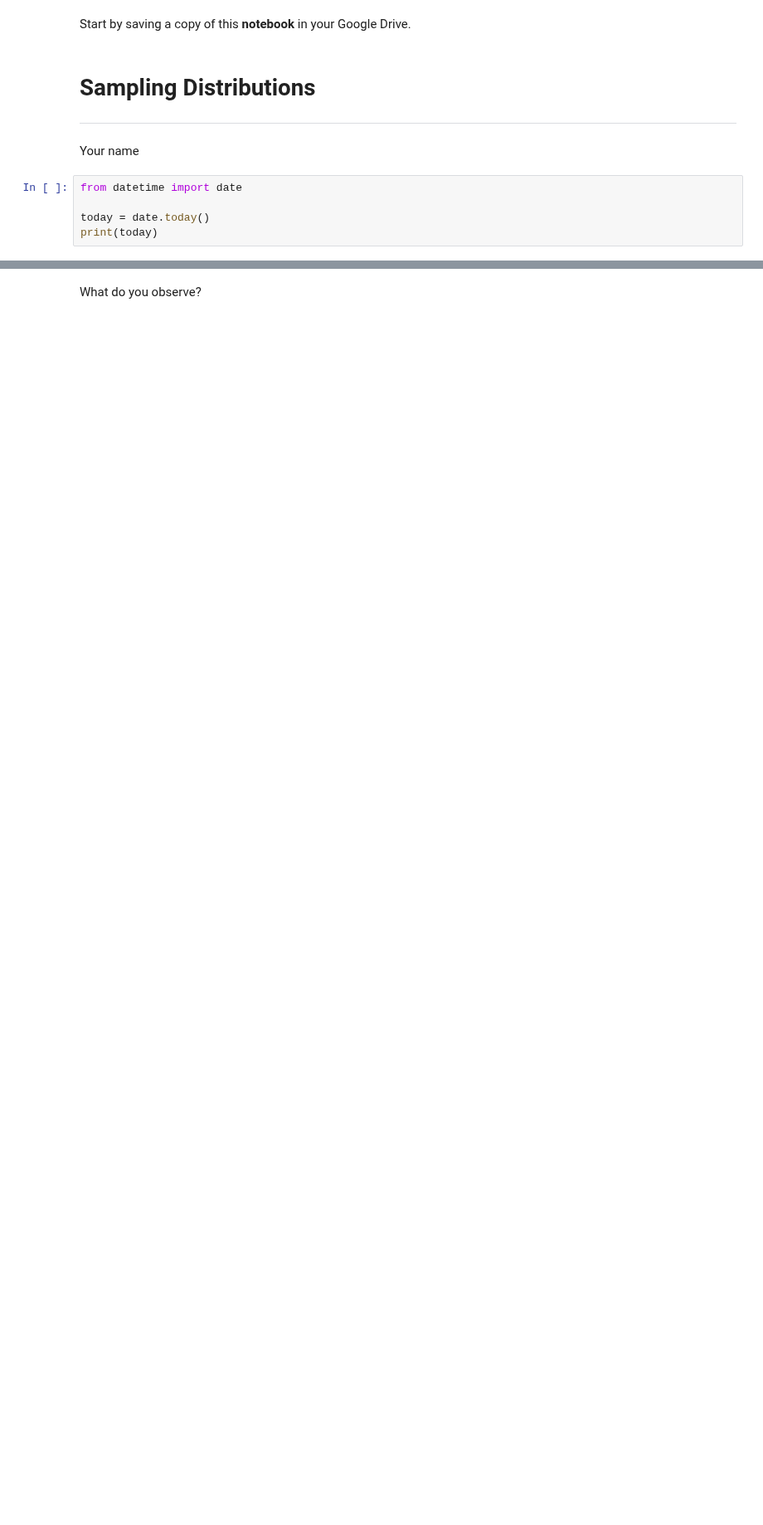
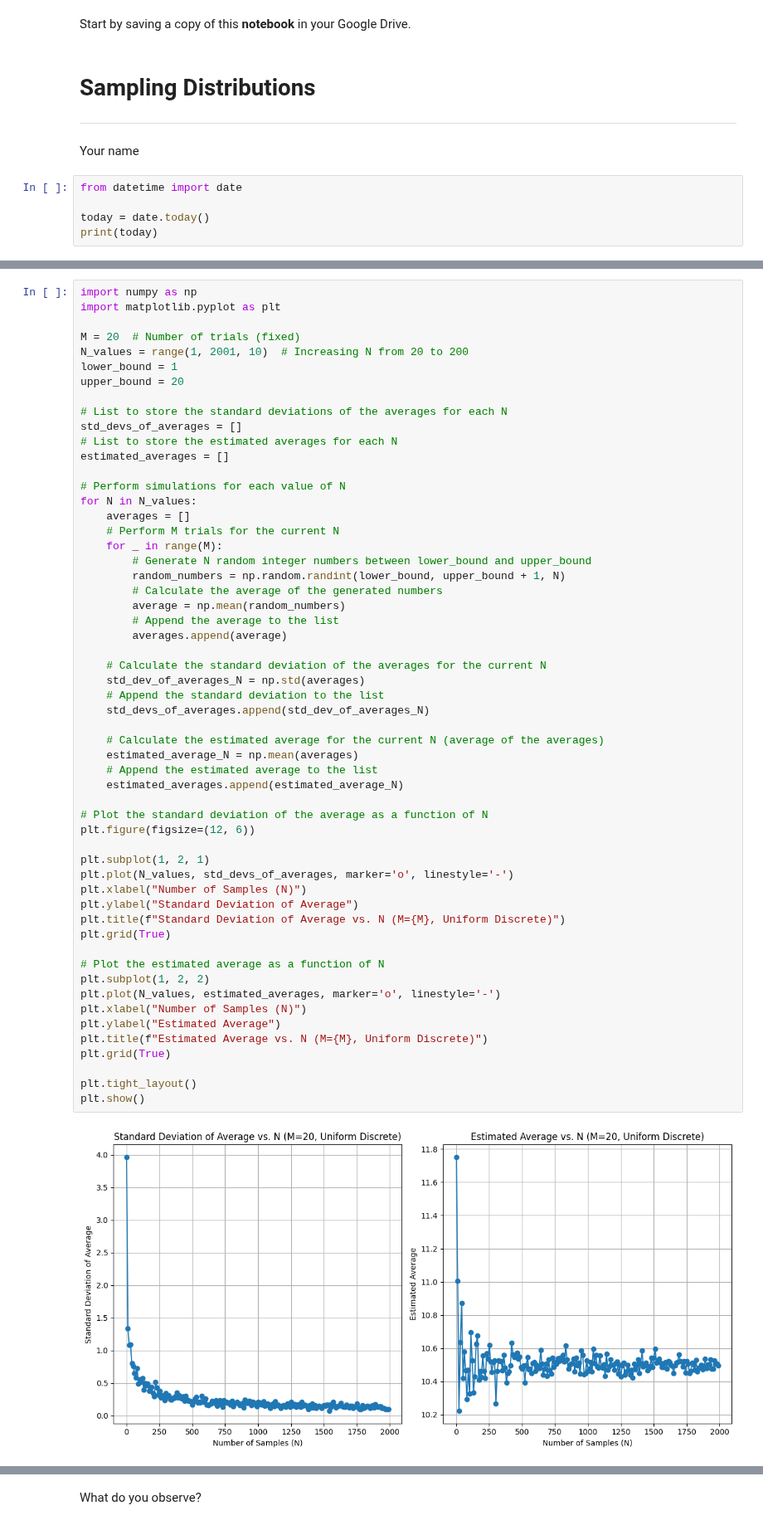
Before and after one commit to carlocamilloni/Structural-Bioinformatics, a Jupyter notebook: Notebooks/report_2_stat.ipynb, the cells around one changed output, grey strips where cells are left out. Shown at 83% size. Saved outputs shown, nothing was run; the diff lists cells and outputs as text; blank space fills up the shorter version.

```diff
--- a/Notebooks/report_2_stat.ipynb
+++ b/Notebooks/report_2_stat.ipynb
@@ -22 +22,59 @@ print(today)
+# %%
+import numpy as np
+import matplotlib.pyplot as plt
+
+M = 20  # Number of trials (fixed)
+N_values = range(1, 2001, 10)  # Increasing N from 20 to 200
+lower_bound = 1
+upper_bound = 20
+
+# List to store the standard deviations of the averages for each N
+std_devs_of_averages = []
+# List to store the estimated averages for each N
+estimated_averages = []
+
+# Perform simulations for each value of N
+for N in N_values:
+    averages = []
+    # Perform M trials for the current N
+    for _ in range(M):
+        # Generate N random integer numbers between lower_bound and upper_bound
+        random_numbers = np.random.randint(lower_bound, upper_bound + 1, N)
+        # Calculate the average of the generated numbers
+        average = np.mean(random_numbers)
+        # Append the average to the list
+        averages.append(average)
+
+    # Calculate the standard deviation of the averages for the current N
+    std_dev_of_averages_N = np.std(averages)
+    # Append the standard deviation to the list
+    std_devs_of_averages.append(std_dev_of_averages_N)
+
+    # Calculate the estimated average for the current N (average of the averages)
+    estimated_average_N = np.mean(averages)
+    # Append the estimated average to the list
+    estimated_averages.append(estimated_average_N)
+
+# Plot the standard deviation of the average as a function of N
+plt.figure(figsize=(12, 6))
+
+plt.subplot(1, 2, 1)
+plt.plot(N_values, std_devs_of_averages, marker='o', linestyle='-')
+plt.xlabel("Number of Samples (N)")
+plt.ylabel("Standard Deviation of Average")
+plt.title(f"Standard Deviation of Average vs. N (M={M}, Uniform Discrete)")
+plt.grid(True)
+
+# Plot the estimated average as a function of N
+plt.subplot(1, 2, 2)
+plt.plot(N_values, estimated_averages, marker='o', linestyle='-')
+plt.xlabel("Number of Samples (N)")
+plt.ylabel("Estimated Average")
+plt.title(f"Estimated Average vs. N (M={M}, Uniform Discrete)")
+plt.grid(True)
+
+plt.tight_layout()
+plt.show()
+# %% [output]
+[figure, added]
 # %% [markdown]
```
Also changed, not shown: parts of 14 cells of this notebook.
